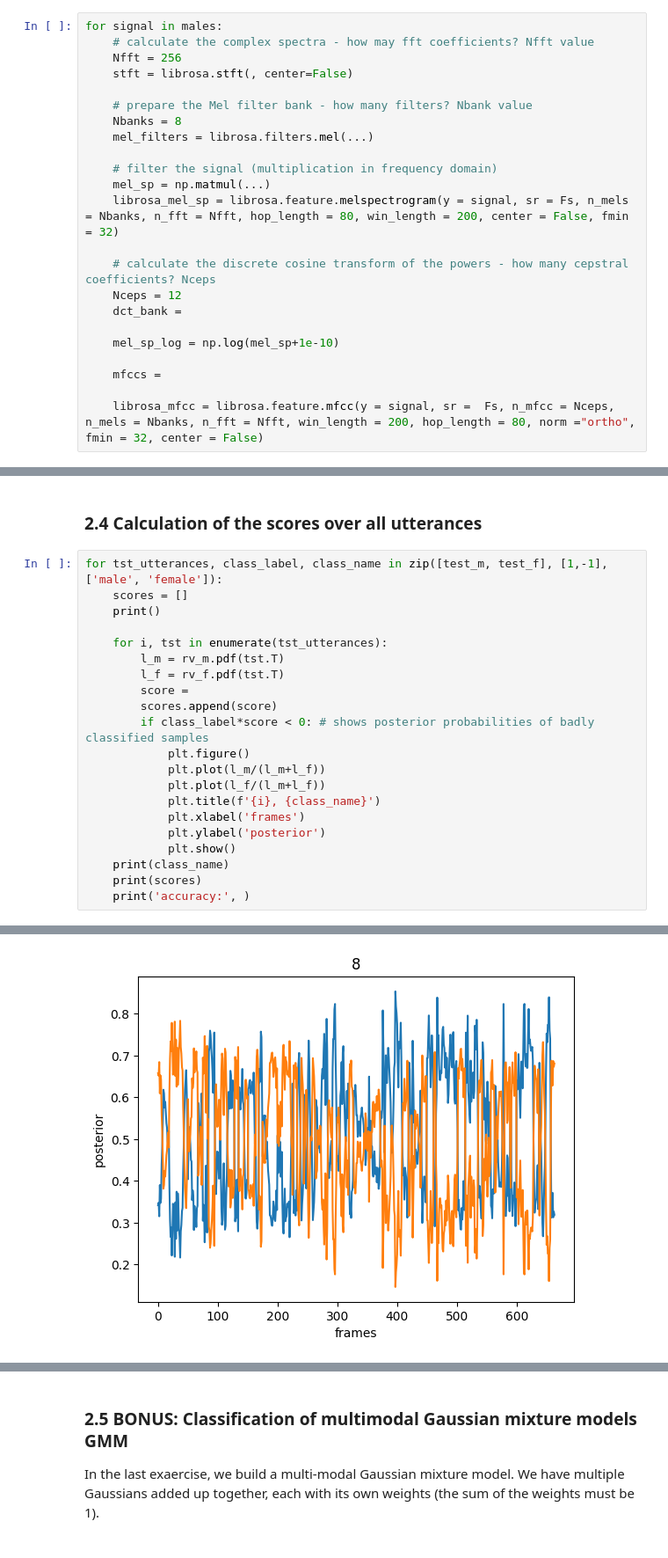
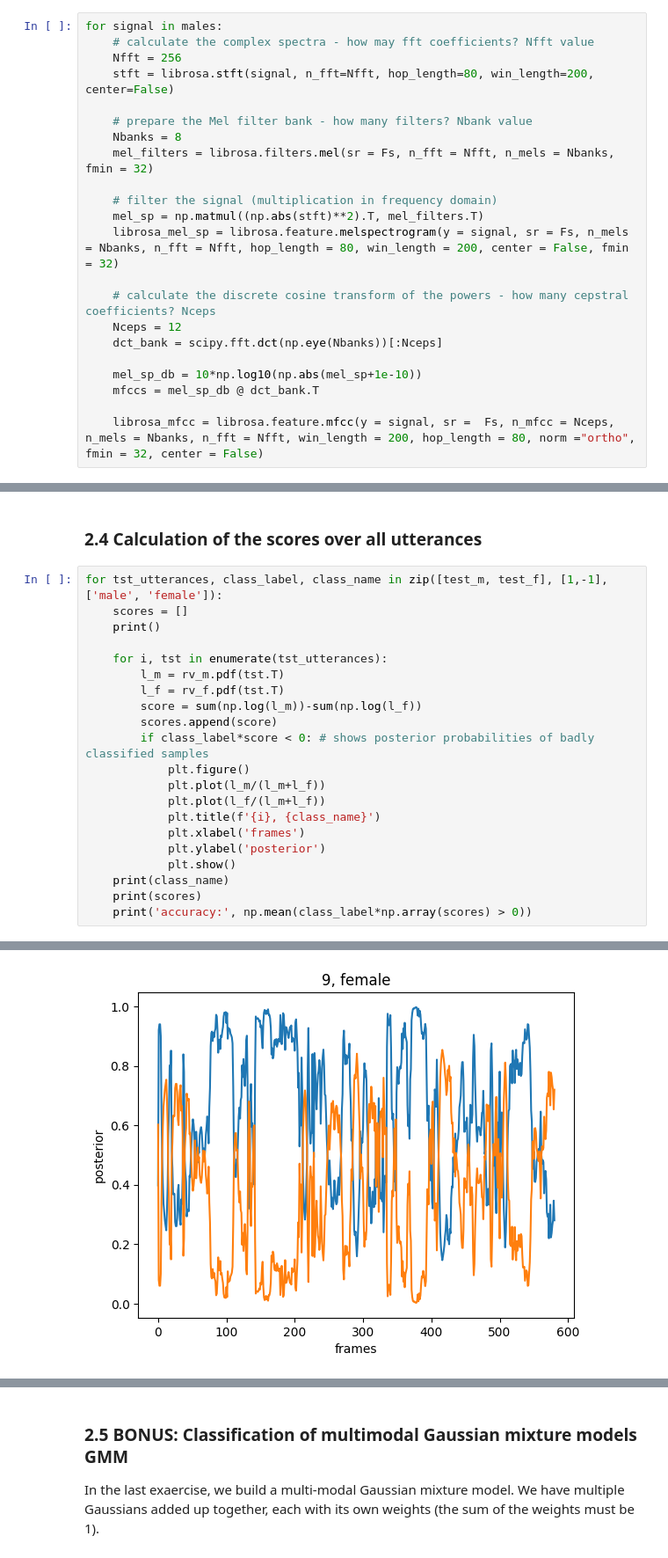
Before and after one commit to Marek324/butfit-zre-labs, a Jupyter notebook: cv4.ipynb, the cells around one changed output, grey strips where cells are left out. Shown at 88% size. Saved outputs shown, nothing was run; the diff lists cells and outputs as text.

```diff
--- a/cv4.ipynb
+++ b/cv4.ipynb
@@ -391,23 +401,22 @@ Loaded speech signals: len(males) = 150
 for signal in males:
     # calculate the complex spectra - how may fft coefficients? Nfft value
     Nfft = 256
-    stft = librosa.stft(, center=False)
+    stft = librosa.stft(signal, n_fft=Nfft, hop_length=80, win_length=200, center=False)
 
     # prepare the Mel filter bank - how many filters? Nbank value
     Nbanks = 8
-    mel_filters = librosa.filters.mel(...)
+    mel_filters = librosa.filters.mel(sr = Fs, n_fft = Nfft, n_mels = Nbanks, fmin = 32)
 
     # filter the signal (multiplication in frequency domain)
-    mel_sp = np.matmul(...)
+    mel_sp = np.matmul((np.abs(stft)**2).T, mel_filters.T)
     librosa_mel_sp = librosa.feature.melspectrogram(y = signal, sr = Fs, n_mels = Nbanks, n_fft = Nfft, hop_length = 80, win_length = 200, center = False, fmin = 32)
 
     # calculate the discrete cosine transform of the powers - how many cepstral coefficients? Nceps
     Nceps = 12
-    dct_bank =
+    dct_bank = scipy.fft.dct(np.eye(Nbanks))[:Nceps]
 
-    mel_sp_log = np.log(mel_sp+1e-10)
-
-    mfccs =
+    mel_sp_db = 10*np.log10(np.abs(mel_sp+1e-10))
+    mfccs = mel_sp_db @ dct_bank.T
 
     librosa_mfcc = librosa.feature.mfcc(y = signal, sr =  Fs, n_mfcc = Nceps, n_mels = Nbanks, n_fft = Nfft, win_length = 200, hop_length = 80, norm ="ortho", fmin = 32, center = False)
 # %% [markdown]
@@ -690,7 +699,7 @@ for tst_utterances, class_label, class_name in zip([test_m, test_f], [1,-1], ['m
     for i, tst in enumerate(tst_utterances):
         l_m = rv_m.pdf(tst.T)
         l_f = rv_f.pdf(tst.T)
-        score =
+        score = sum(np.log(l_m))-sum(np.log(l_f))
         scores.append(score)
         if class_label*score < 0: # shows posterior probabilities of badly classified samples
             plt.figure()
@@ -702,6 +711,6 @@ for tst_utterances, class_label, class_name in zip([test_m, test_f], [1,-1], ['m
             plt.show()
     print(class_name)
     print(scores)
-    print('accuracy:', )
+    print('accuracy:', np.mean(class_label*np.array(scores) > 0))
 # %% [output]
 male
@@ -715,2 +725,2 @@ male
-[figure, old version]
+[figure, new version]
 female
```
Also changed, not shown: parts of 32 cells of this notebook.
